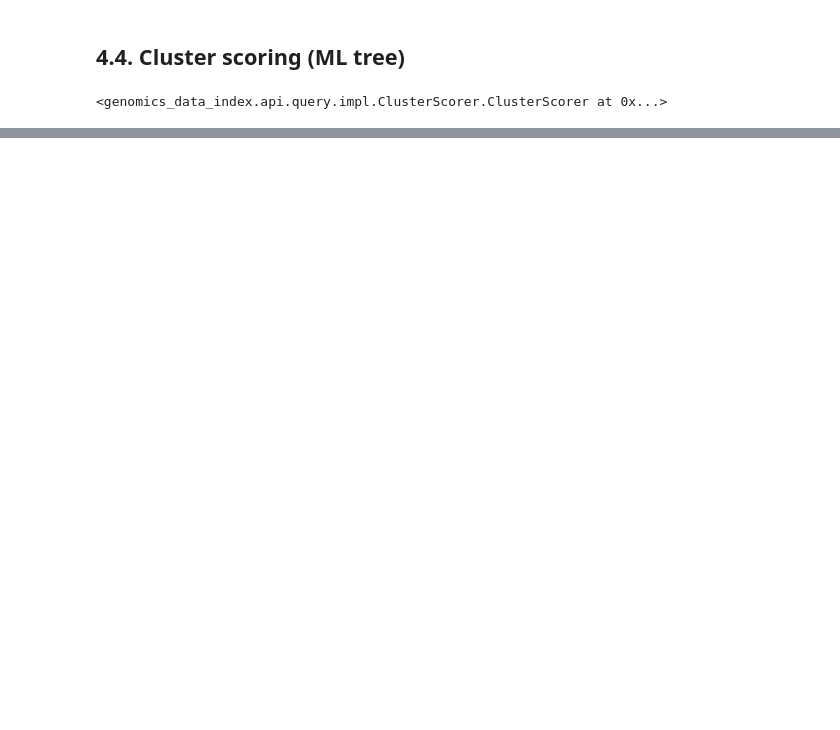
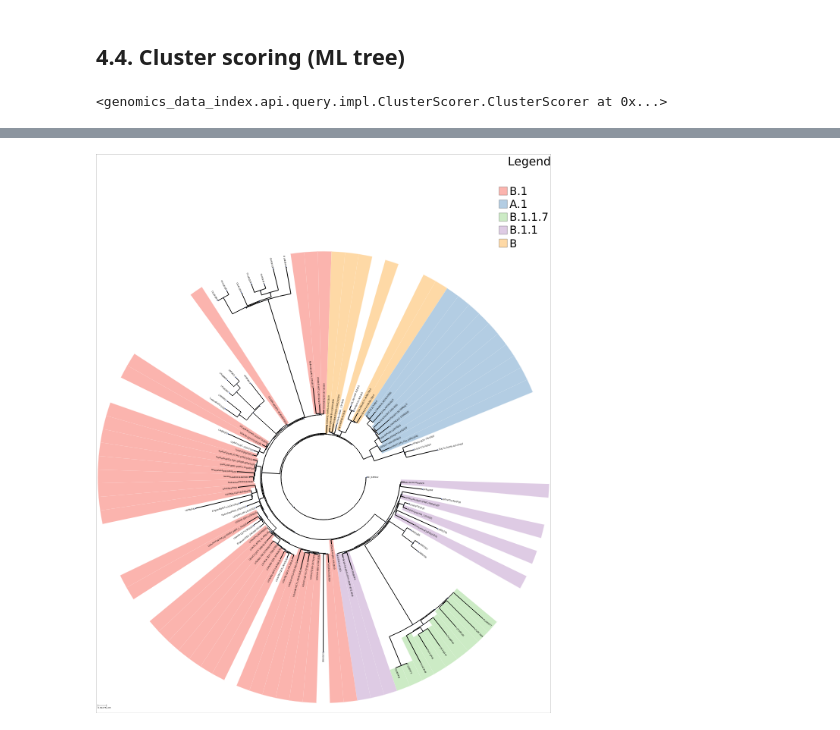
Before and after one commit to apetkau/genomics-data-index-evaluation-manuscript, a Jupyter notebook: evaluations/sars-cov-2/5-compare-results.ipynb, the cells around one changed output, grey strips where cells are left out. Cells and saved outputs as stored; diff of their text form; code cells hidden in the pictures; blank space fills up the shorter version.

```diff
--- a/evaluations/sars-cov-2/5-compare-results.ipynb
+++ b/evaluations/sars-cov-2/5-compare-results.ipynb
@@ -337,0 +493,3 @@ scorer.score_groupby(groupby_column='lineage', min_samples_count=2)
+# %%
+top_lineages = scores_df.sort_values('Sample Count', ascending=False).head(5)
+top_lineages
@@ -337,0 +503,11 @@ scorer.score_groupby(groupby_column='lineage', min_samples_count=2)
+# %%
+ts = q.tree_styler(mode='c', annotate_box_width=48, legend_nsize=48, legend_fsize=48,
+                   annotate_opacity_absent=1.0,
+                   legend_type_label_present='', legend_type_label_unknown='',
+                   legend_title='Legend', annotate_show_box_label=False,
+                   include_unknown=False, annotate_color_unknown='black')
+for lineage in top_lineages['lineage'].tolist():
+    ts = ts.highlight(q.isa(lineage, isa_column='lineage', kind='dataframe'), legend_label=lineage)
+ts.render(w=600)
+# %% [output]
+[figure, added]
```
Also changed, not shown: parts of 20 cells of this notebook.
